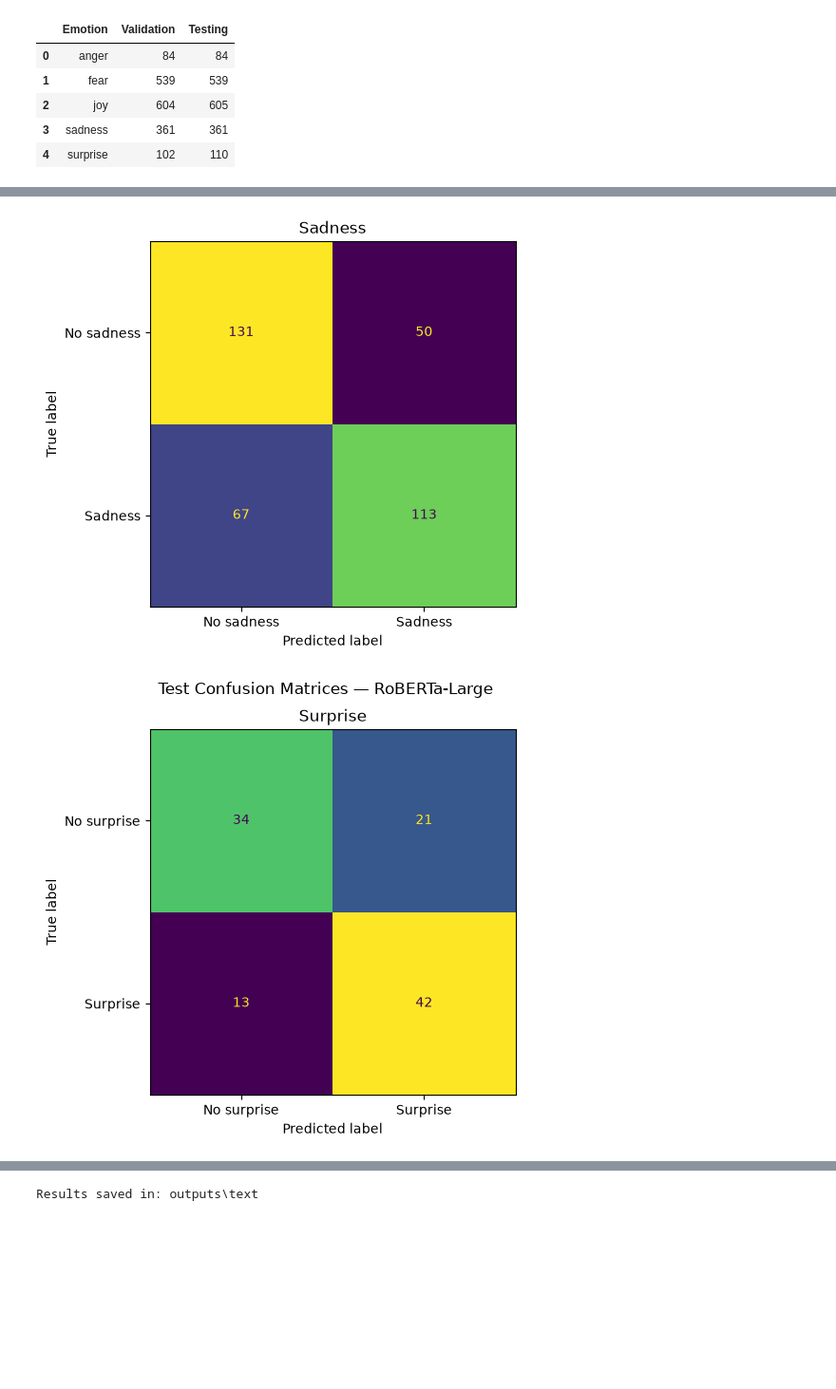
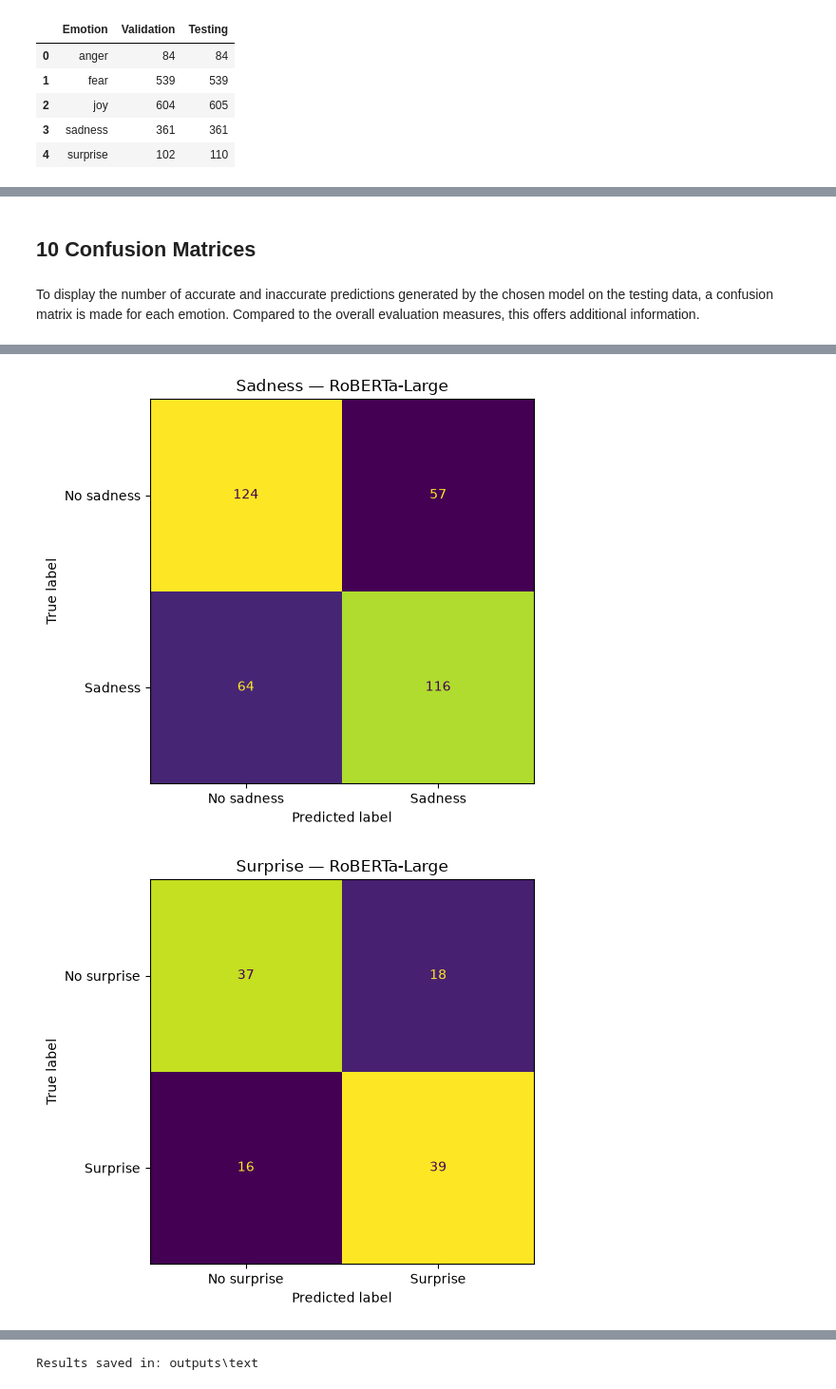
Before and after one commit to SubathraSIM/CM3020_Final_Year_Project, a Jupyter notebook: notebooks/model_experiments/text_models.ipynb, the cells around one changed output, grey strips where cells are left out. Shown at 95% size. Drawn from its saved outputs; the diff is of its cells as text; code cells hidden in the pictures; blank space fills up the shorter version.

Commit message:
model evaluations

```diff
--- a/notebooks/model_experiments/text_models.ipynb
+++ b/notebooks/model_experiments/text_models.ipynb
@@ -164,7 +210,7 @@ def find_threshold(y_true, y_scores):
     best_threshold = 0.50
     best_f1 = -1
 
-    for threshold in np.arange(0.05, 1.00, 0.05):
+    for threshold in np.arange(0.01, 1.00, 0.01):
         predictions = (y_scores >= threshold).astype(int)
         current_f1 = f1_score(y_true,predictions, average="macro", zero_division=0)
 
@@ -250,6 +302,8 @@ def evaluate_model(model_name,model_details, split_data, split_name, fixed_thres
 validation_results = []
 comparison_results = []
 model_thresholds = {}
+# %%
+total_samples = sum(len(validation_data[e]) for e in emotions)
 # %%
 for model_name, model_details in models.items():
     print(f"\nEvaluating {model_name}...")
@@ -268,7 +322,8 @@ for model_name, model_details in models.items():
         "Macro Recall": (results["macro_recall"].mean()),
         "Macro-F1": (results["macro_f1"].mean()),
         "Loading Time": (evaluation["loading_time"]),
-        "Inference Time": (evaluation["inference_time"])
+        "Inference Time": (evaluation["inference_time"]),
+        "ms / sentence": (evaluation["inference_time"] / total_samples * 1000)
     })
 
     print("Macro-F1:", round(results["macro_f1"].mean(), 4))
@@ -394,3 +461,7 @@ test_summary_df
+# %% [markdown]
+## 10 Confusion Matrices
+# %% [markdown]
+To display the number of accurate and inaccurate predictions generated by the chosen model on the testing data, a confusion matrix is made for each emotion. Compared to the overall evaluation measures, this offers additional information.
 # %%
 for emotion in emotions:
     values = test_predictions[emotion]
@@ -398,9 +469,10 @@ for emotion in emotions:
 
     ConfusionMatrixDisplay.from_predictions(values["actual"], values["predicted"], display_labels=[f"No {emotion}", emotion.capitalize()], ax=axis, colorbar=False)
 
-    axis.set_title(emotion.capitalize())
+    axis.set_title(f"{emotion.capitalize()} — {selected_model_name}")
 
-plt.suptitle(f"Test Confusion Matrices — " f"{selected_model_name}")
-plt.savefig(output_folder/ "text_test_confusion_matrices.png", dpi=200, bbox_inches="tight")
-plt.show()
+    plt.tight_layout()
+    plt.savefig(output_folder/ f"{emotion}_confusion_matrix.png", dpi=200, bbox_inches="tight")
+    plt.show()
+    plt.close()
 # %% [output]
@@ -410,2 +482,2 @@ plt.show()
-[figure, old version]
+[figure, new version]
-[figure, old version]
+[figure, new version]
```
Also changed, not shown: parts of 48 cells of this notebook, 4 other files.
